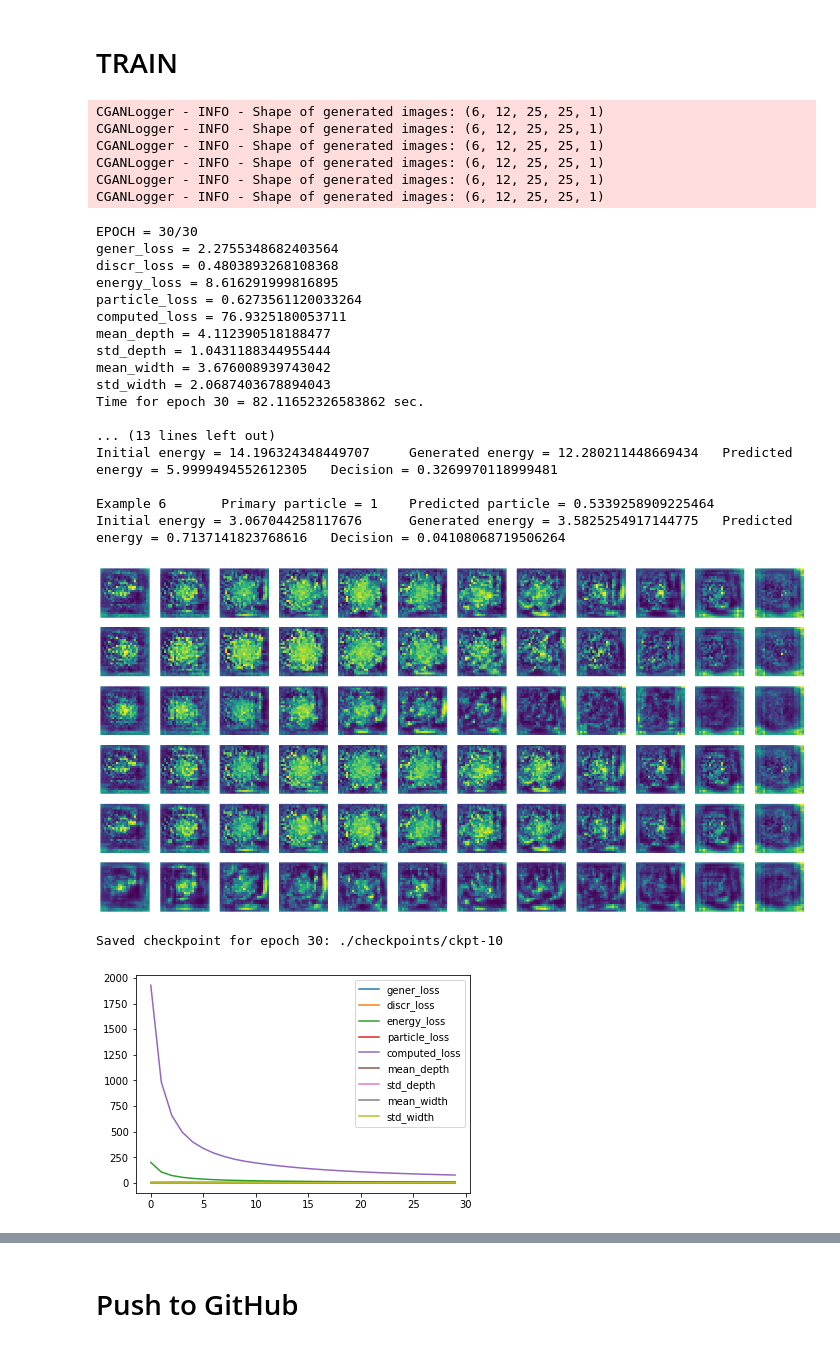
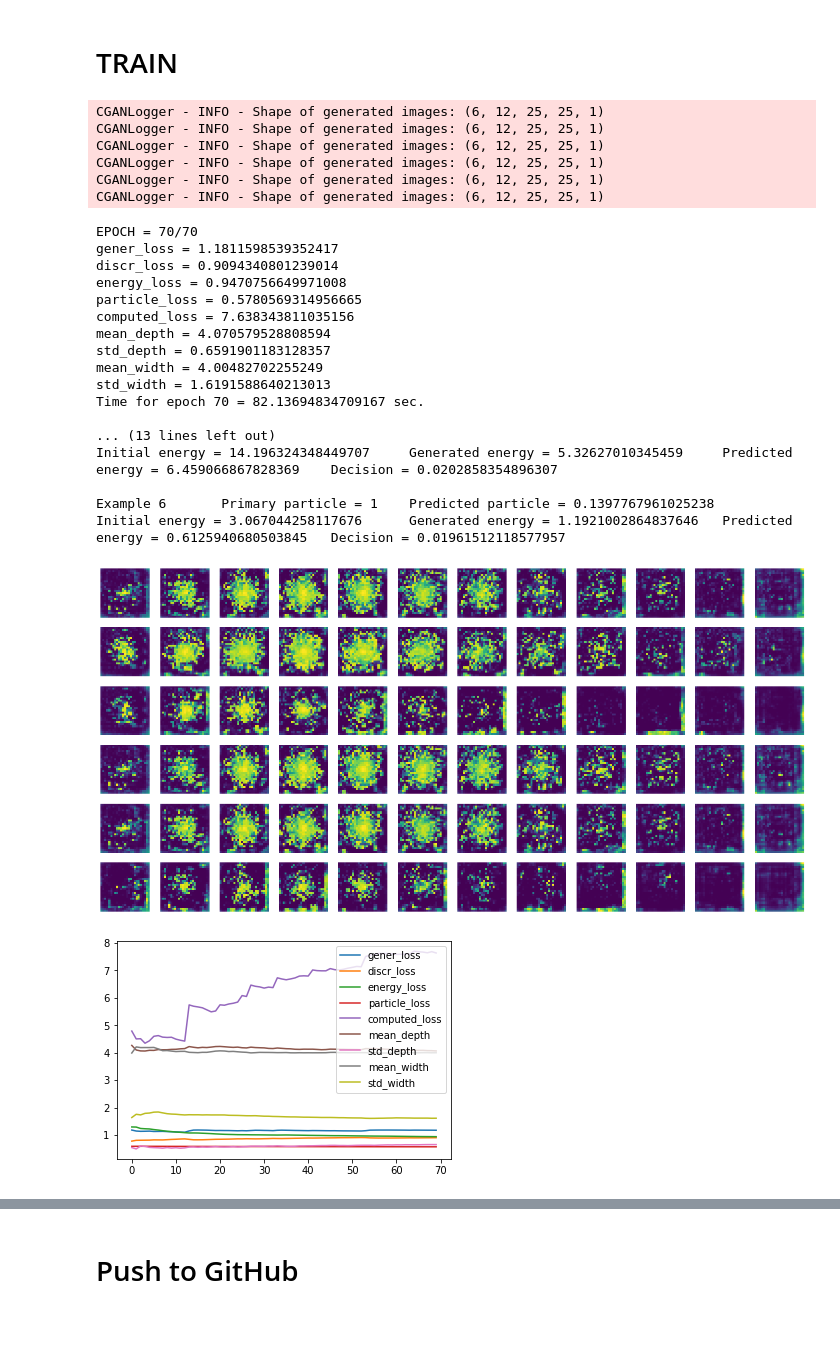
Before and after one commit to Dario-Maglio/EM-shower-simulator-with-NN, a Jupyter notebook: notebook and slides/Debug_and_train_cGAN.ipynb, the cells around one changed output, grey strips where cells are left out. Saved outputs shown, nothing was run; the diff lists cells and outputs as text; code cells hidden in the pictures.

Commit message:
Training 100 epochs with results

```diff
--- a/notebook and slides/Debug_and_train_cGAN.ipynb
+++ b/notebook and slides/Debug_and_train_cGAN.ipynb
@@ -964,51 +1003,50 @@ train_dataset = data_pull(path_list)
 generator = make_generator_model()
 
 discriminator = make_discriminator_model()
 
 cond_gan = ConditionalGAN(generator, discriminator)
 logger.info("The cGAN model has been built correctly.")
 
 global_metrics_real_data()
-history = cond_gan.train(train_dataset, epochs=30, batch=64, wake_up=70)
+history = cond_gan.train(train_dataset, epochs=70, batch=64, wake_up=70)
 np.save(os.path.join("model_results","history.npy"), history)
 
 plt.figure("Evolution of losses per epochs")
 for key in history:
     plt.plot(history[key], label=key)
 plt.legend()
 plt.show()
 
 logger.info("The cGAN model has been trained correctly.")
 
 logger.info("The work is done.")
 logger.handlers.clear()
 # %% [output]
 CGANLogger - INFO - Shape of generated images: (6, 12, 25, 25, 1)
 CGANLogger - INFO - Shape of generated images: (6, 12, 25, 25, 1)
 CGANLogger - INFO - Shape of generated images: (6, 12, 25, 25, 1)
 CGANLogger - INFO - Shape of generated images: (6, 12, 25, 25, 1)
 CGANLogger - INFO - Shape of generated images: (6, 12, 25, 25, 1)
 CGANLogger - INFO - Shape of generated images: (6, 12, 25, 25, 1)
-EPOCH = 30/30
-gener_loss = 2.2755348682403564
-discr_loss = 0.4803893268108368
-energy_loss = 8.616291999816895
-particle_loss = 0.6273561120033264
-computed_loss = 76.9325180053711
-mean_depth = 4.112390518188477
-std_depth = 1.0431188344955444
-mean_width = 3.676008939743042
-std_width = 2.0687403678894043
-Time for epoch 30 = 82.11652326583862 sec.
+EPOCH = 70/70
+gener_loss = 1.1811598539352417
+discr_loss = 0.9094340801239014
+energy_loss = 0.9470756649971008
+particle_loss = 0.5780569314956665
+computed_loss = 7.638343811035156
+mean_depth = 4.070579528808594
+std_depth = 0.6591901183128357
+mean_width = 4.00482702255249
+std_width = 1.6191588640213013
+Time for epoch 70 = 82.13694834709167 sec.
 
 ... (13 lines left out)
-Initial energy = 14.196324348449707     Generated energy = 12.280211448669434   Predicted energy = 5.9999494552612305   Decision = 0.3269970118999481
+Initial energy = 14.196324348449707     Generated energy = 5.32627010345459     Predicted energy = 6.459066867828369    Decision = 0.0202858354896307
 
-Example 6       Primary particle = 1    Predicted particle = 0.5339258909225464
-Initial energy = 3.067044258117676      Generated energy = 3.5825254917144775   Predicted energy = 0.7137141823768616   Decision = 0.04108068719506264
+Example 6       Primary particle = 1    Predicted particle = 0.1397767961025238
+Initial energy = 3.067044258117676      Generated energy = 1.1921002864837646   Predicted energy = 0.6125940680503845   Decision = 0.01961512118577957
-[figure, old version]
+[figure, new version]
-Saved checkpoint for epoch 30: ./checkpoints/ckpt-10
-[figure, old version]
+[figure, new version]
 # %%
 hist = np.load(os.path.join("model_results","history.npy"), allow_pickle=True)
 hist = hist.item() # necessary because numpy create a structured dictionary
```
Also changed, not shown: parts of 3 cells of this notebook.
